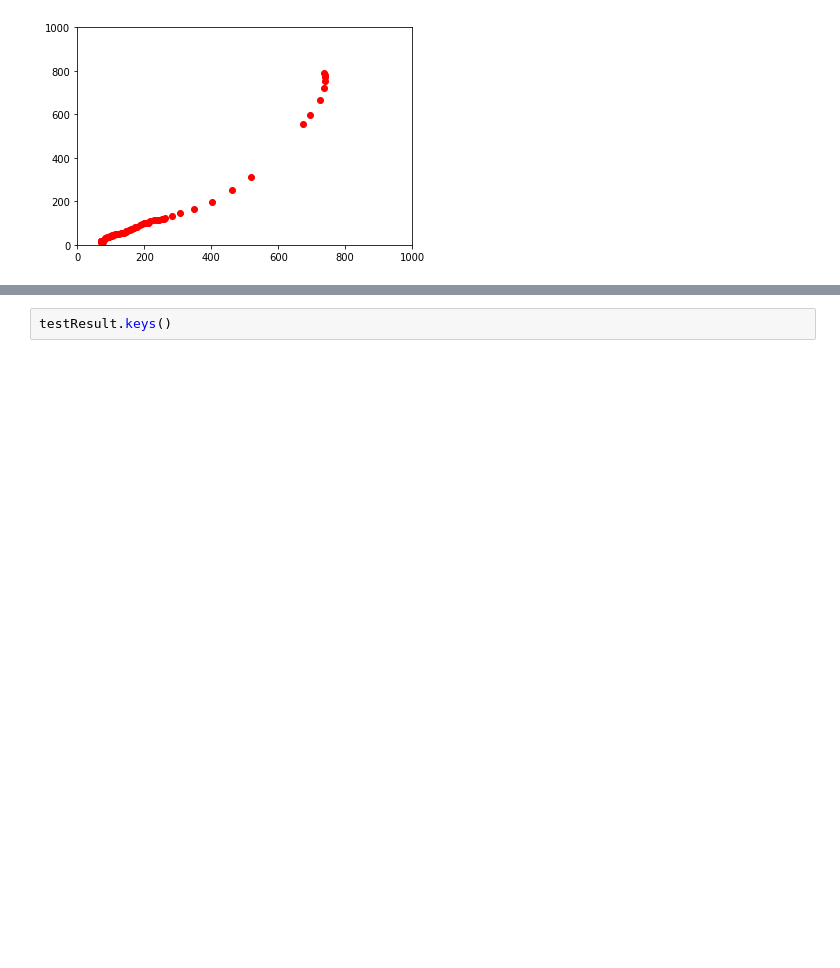
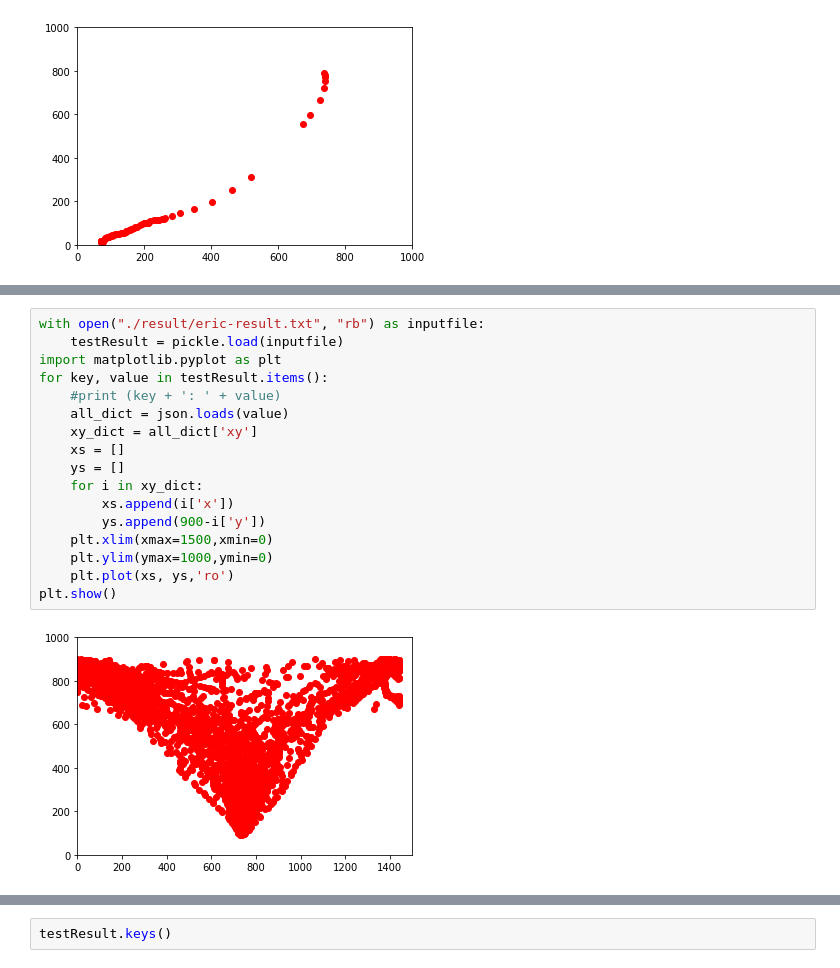
Before and after one commit to cs279-HW2/Controlled-Experiments, a Jupyter notebook: script.ipynb, the cells around one changed output, grey strips where cells are left out. Drawn from its saved outputs; the diff is of its cells as text; blank space fills up the shorter version.

```diff
--- a/script.ipynb
+++ b/script.ipynb
@@ -252,0 +274,19 @@ plt.show()
+# %%
+with open("./result/eric-result.txt", "rb") as inputfile:
+    testResult = pickle.load(inputfile)
+import matplotlib.pyplot as plt
+for key, value in testResult.items():
+    #print (key + ': ' + value)
+    all_dict = json.loads(value)
+    xy_dict = all_dict['xy']
+    xs = []
+    ys = []
+    for i in xy_dict:
+        xs.append(i['x'])
+        ys.append(900-i['y'])
+    plt.xlim(xmax=1500,xmin=0)
+    plt.ylim(ymax=1000,ymin=0)
+    plt.plot(xs, ys,'ro')
+plt.show()
+# %% [output]
+[figure, added]
```
Also changed, not shown: parts of 10 cells of this notebook, 29 other files.
